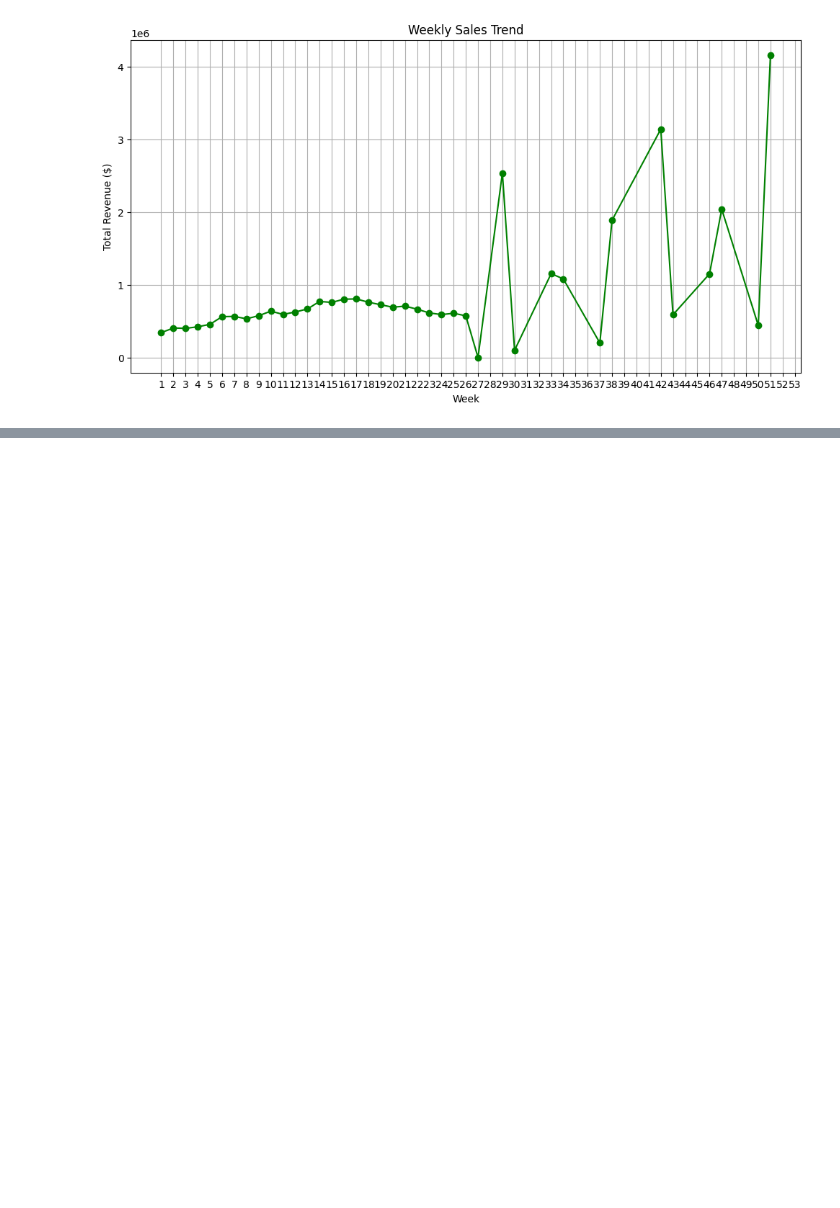
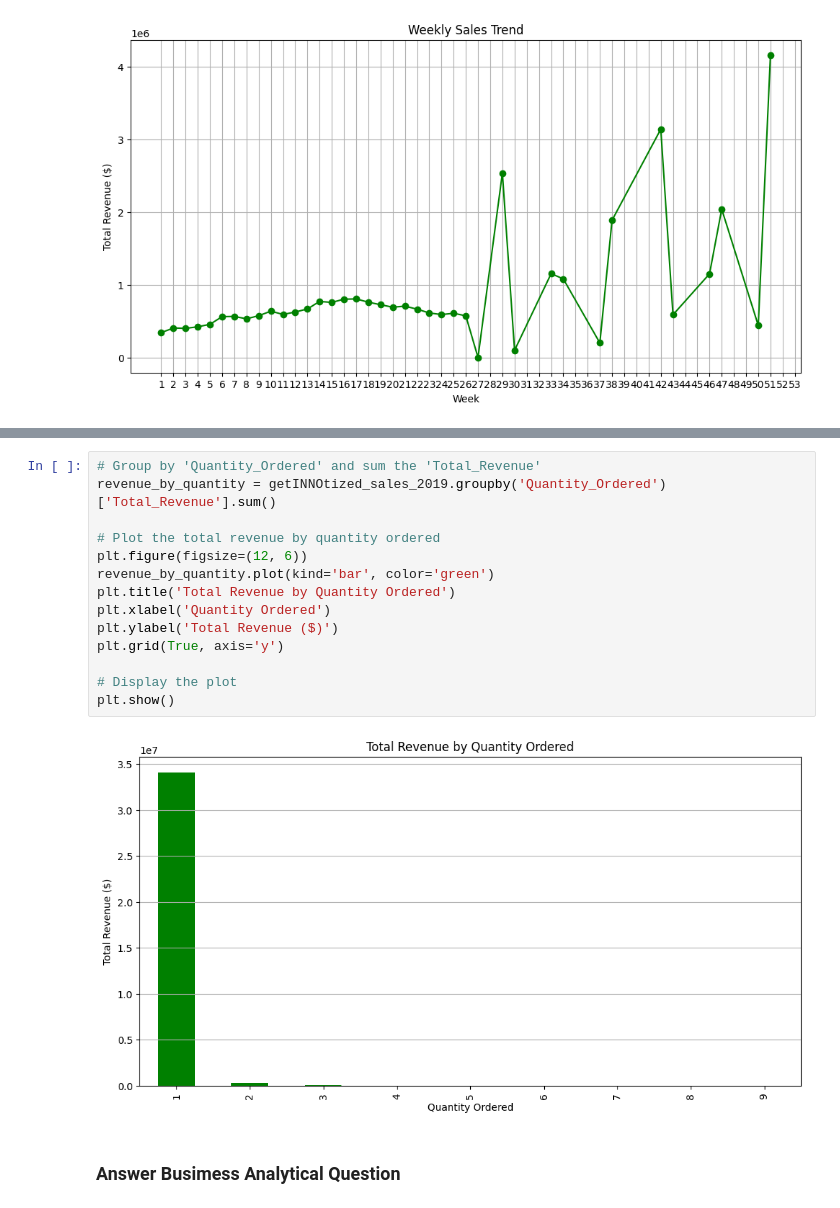
Before and after one commit to MayayaPatrick/Business-Intelligence-Solution-Project, a Jupyter notebook: Notebook/dashboard_project.ipynb, the cells around one changed output, grey strips where cells are left out. Drawn from its saved outputs; the diff is of its cells as text; blank space fills up the shorter version.

Commit message:
Answer Analytical Questions

```diff
--- a/Notebook/dashboard_project.ipynb
+++ b/Notebook/dashboard_project.ipynb
@@ -854,0 +890,18 @@ plt.show()
+# %%
+# Group by 'Quantity_Ordered' and sum the 'Total_Revenue'
+revenue_by_quantity = getINNOtized_sales_2019.groupby('Quantity_Ordered')['Total_Revenue'].sum()
+
+# Plot the total revenue by quantity ordered
+plt.figure(figsize=(12, 6))
+revenue_by_quantity.plot(kind='bar', color='green')
+plt.title('Total Revenue by Quantity Ordered')
+plt.xlabel('Quantity Ordered')
+plt.ylabel('Total Revenue ($)')
+plt.grid(True, axis='y')
+
+# Display the plot
+plt.show()
+# %% [output]
+[figure, added]
+# %% [markdown]
+### Answer Busimess Analytical Question
```
Also changed, not shown: parts of 9 cells of this notebook, 1 other file.
